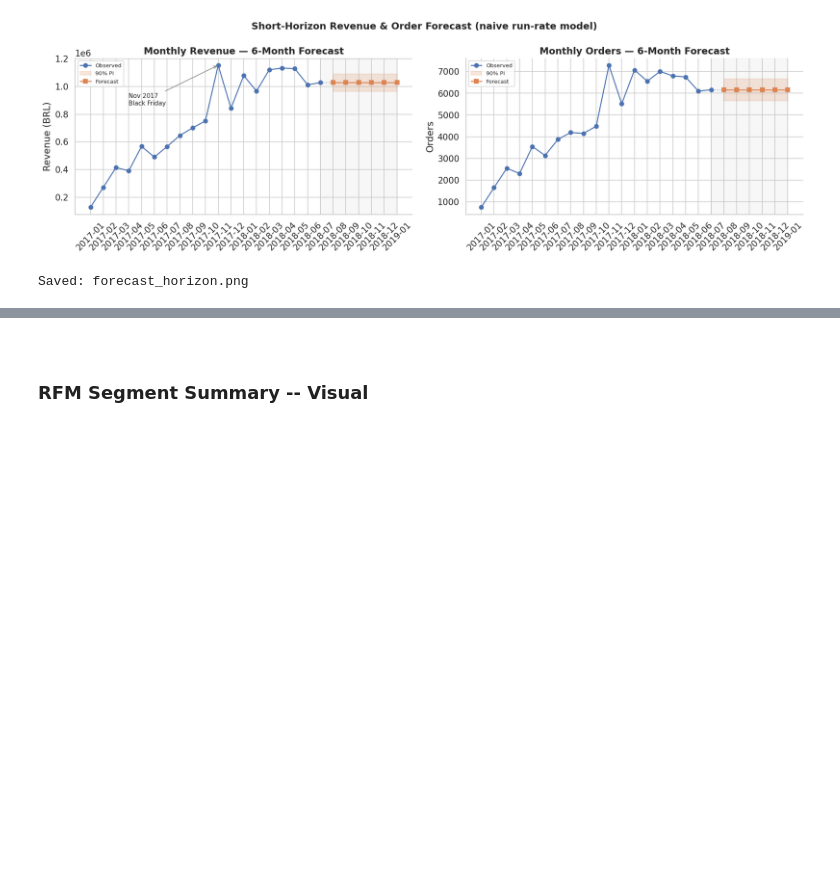
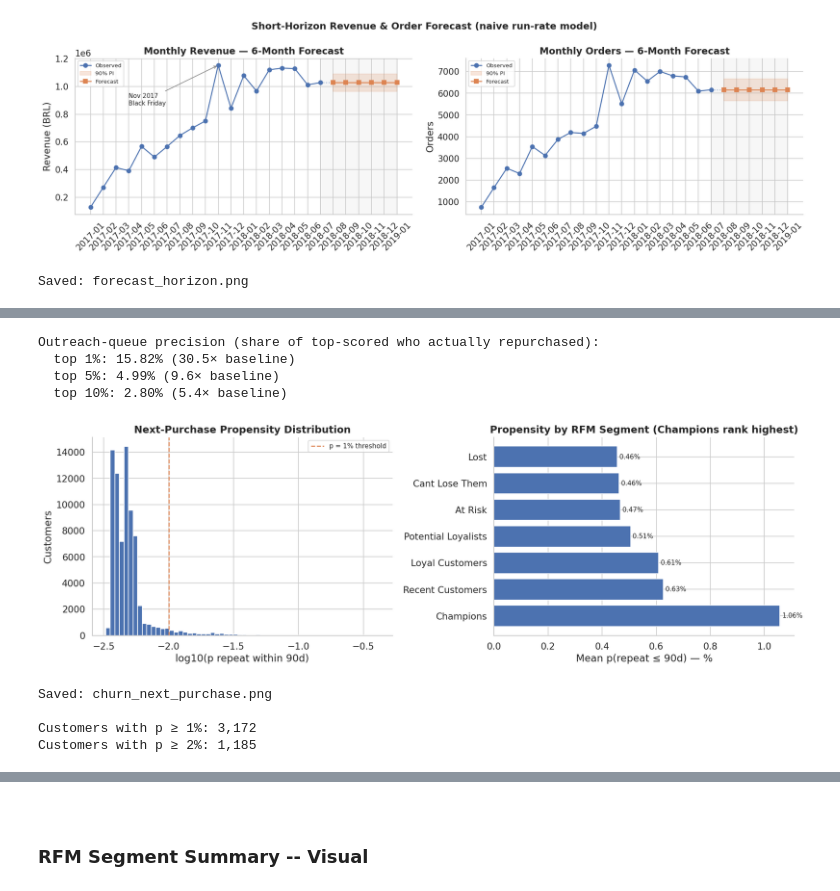
Before and after one commit to tommyalba/data_analysis_project-dicoding, a Jupyter notebook: notebook.ipynb, the cells around one changed output, grey strips where cells are left out. Cells and saved outputs as stored; diff of their text form; code cells hidden in the pictures; blank space fills up the shorter version.

```diff
--- a/notebook.ipynb
+++ b/notebook.ipynb
@@ -2386,0 +2342,19 @@ Saved: forecast_horizon.png
+# %%
+from src.churn import ChurnAnalyzer
+
+churn_model = ChurnAnalyzer(delivered_df).fit()
+cm = churn_model.metrics_
+print(f"Landmark {cm['landmark']} | label window 90d | "
+      f"train {cm['n_train']:,} / test {cm['n_test']:,} customers")
+print(f"Positive rate (buy again within 90d): {cm['positive_rate']:.2%}")
+print(f"ROC-AUC {cm['roc_auc']:.3f} | PR-AUC {cm['pr_auc']:.4f} "
+      f"vs prevalence baseline {cm['baseline_pr_auc']:.4f} "
+      f"({cm['pr_auc']/cm['baseline_pr_auc']:.1f}× lift)")
+
+churn_scores = churn_model.predict_proba().merge(
+    rfm[['customer_unique_id', 'segment']],
+    on='customer_unique_id', how='left')
+churn_metrics = pd.DataFrame([cm])
+
+print(f"\nScored {len(churn_scores):,} customers with pre-landmark history")
+print(churn_scores['p_repeat_90d'].describe().round(4).to_string())
@@ -2386,0 +2375,49 @@ Saved: forecast_horizon.png
+# %%
+# Ranking quality where it matters: precision at the top of the outreach queue
+X_el, y_el = churn_model.features()
+p_el = churn_model.model_.predict_proba(X_el[churn_model.feature_names_])[:, 1]
+ranked = pd.DataFrame({'p': p_el, 'y': y_el.to_numpy()}).sort_values('p', ascending=False)
+base_rate = y_el.mean()
+print("Outreach-queue precision (share of top-scored who actually repurchased):")
+for frac in (0.01, 0.05, 0.10):
+    top = ranked.head(int(len(ranked) * frac))
+    print(f"  top {frac:.0%}: {top['y'].mean():.2%} "
+          f"({top['y'].mean()/base_rate:.1f}× baseline)")
+
+# Propensity distribution + segment sanity check (Champions should rank high)
+seg_scores = (churn_scores.groupby('segment')['p_repeat_90d']
+              .agg(['mean', 'count']).sort_values('mean', ascending=False))
+
+fig, axes = plt.subplots(1, 2, figsize=(15, 5))
+axes[0].hist(np.log10(churn_scores['p_repeat_90d']), bins=60, color=BRAND_COLOR)
+axes[0].axvline(np.log10(0.01), color=ACCENT_COLOR, ls='--',
+                label='p = 1% threshold')
+axes[0].set_xlabel('log10(p repeat within 90d)')
+axes[0].set_ylabel('Customers')
+axes[0].set_title('Next-Purchase Propensity Distribution', fontweight='bold')
+axes[0].legend(fontsize=9)
+
+axes[1].barh(seg_scores.index, seg_scores['mean'] * 100, color=BRAND_COLOR)
+axes[1].set_xlabel('Mean p(repeat ≤ 90d) — %')
+axes[1].set_title('Propensity by RFM Segment (Champions rank highest)',
+                  fontweight='bold')
+for i, (_, row) in enumerate(seg_scores.iterrows()):
+    axes[1].text(row['mean'] * 100 + 0.008, i, f"{row['mean']*100:.2f}%",
+                 va='center', fontsize=9)
+
+plt.tight_layout()
+plt.savefig('dashboard/data/churn_next_purchase.png', dpi=150, bbox_inches='tight')
+plt.show()
+print('Saved: churn_next_purchase.png')
+print(f"\nCustomers with p ≥ 1%: {(churn_scores['p_repeat_90d'] >= 0.01).sum():,}")
+print(f"Customers with p ≥ 2%: {(churn_scores['p_repeat_90d'] >= 0.02).sum():,}")
+# %% [output]
+Outreach-queue precision (share of top-scored who actually repurchased):
+  top 1%: 15.82% (30.5× baseline)
+  top 5%: 4.99% (9.6× baseline)
+  top 10%: 2.80% (5.4× baseline)
+[figure, added]
+Saved: churn_next_purchase.png
+
+Customers with p ≥ 1%: 3,172
+Customers with p ≥ 2%: 1,185
```
Also changed, not shown: parts of 11 cells of this notebook, 7 other files.
